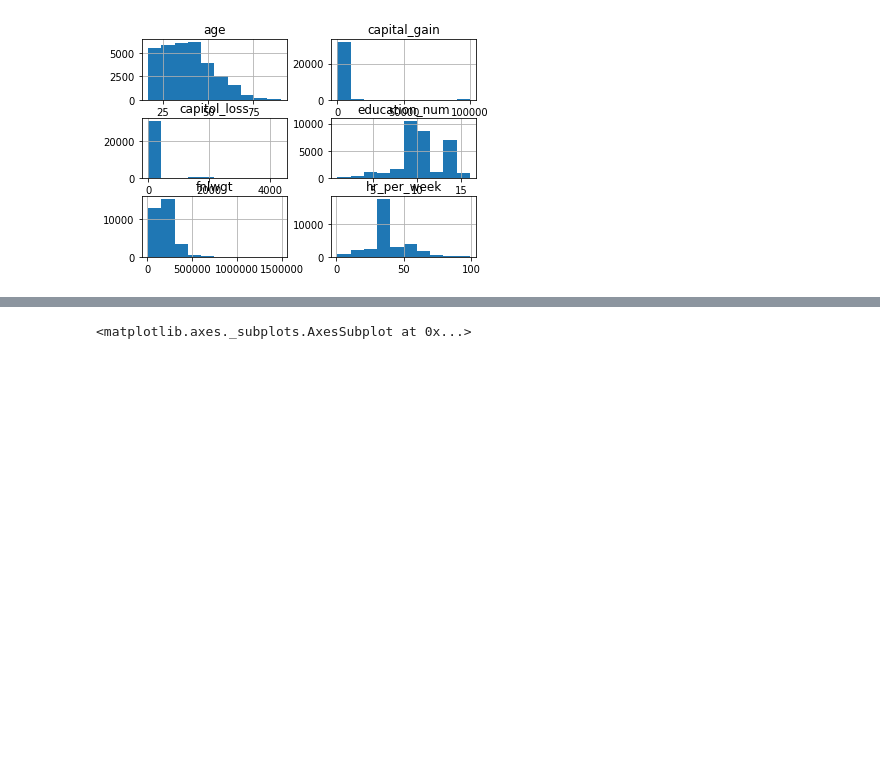
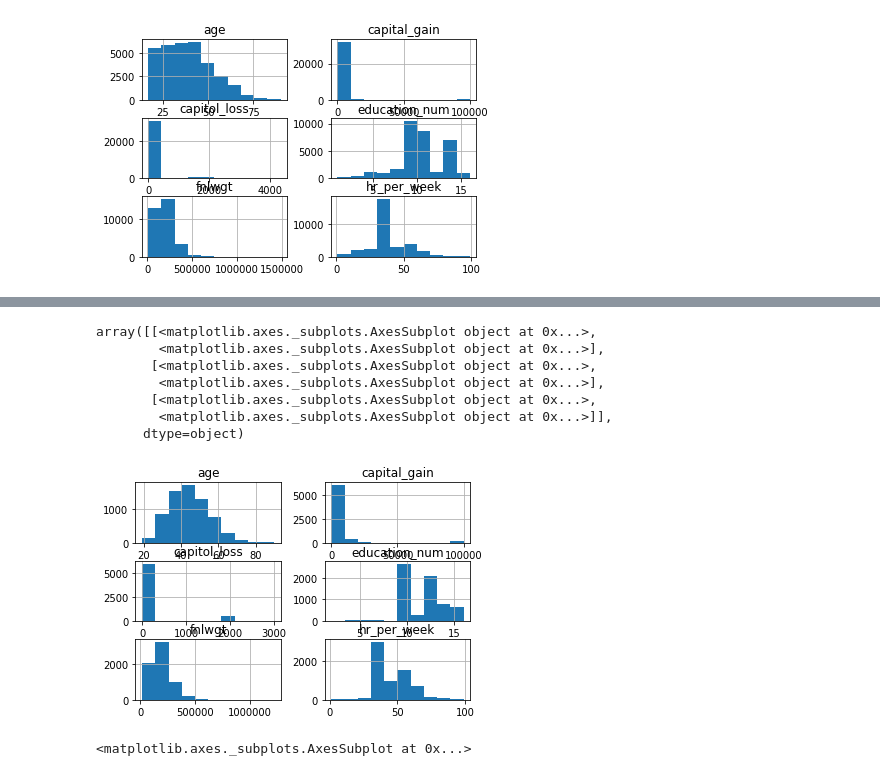
Before and after one commit to emagg1/Math2212_Maggiore, a Jupyter notebook: M2_Statistics/M2_Adult.ipynb, the cells around one changed output, grey strips where cells are left out. Drawn from its saved outputs; the diff is of its cells as text; code cells hidden in the pictures; blank space fills up the shorter version.

```diff
--- a/M2_Statistics/M2_Adult.ipynb
+++ b/M2_Statistics/M2_Adult.ipynb
@@ -212,3 +269,14 @@ array([[<matplotlib.axes._subplots.AxesSubplot object at 0x...>,
+# %%
+men_high_income.hist()
+# %% [output]
+array([[<matplotlib.axes._subplots.AxesSubplot object at 0x...>,
+        <matplotlib.axes._subplots.AxesSubplot object at 0x...>],
+       [<matplotlib.axes._subplots.AxesSubplot object at 0x...>,
+        <matplotlib.axes._subplots.AxesSubplot object at 0x...>],
+       [<matplotlib.axes._subplots.AxesSubplot object at 0x...>,
+        <matplotlib.axes._subplots.AxesSubplot object at 0x...>]],
+      dtype=object)
+[figure, added]
 # %%
 # make a histogram for a single column
 adult['age'].hist()
```
Also changed, not shown: parts of 16 cells of this notebook, 1 other file.
